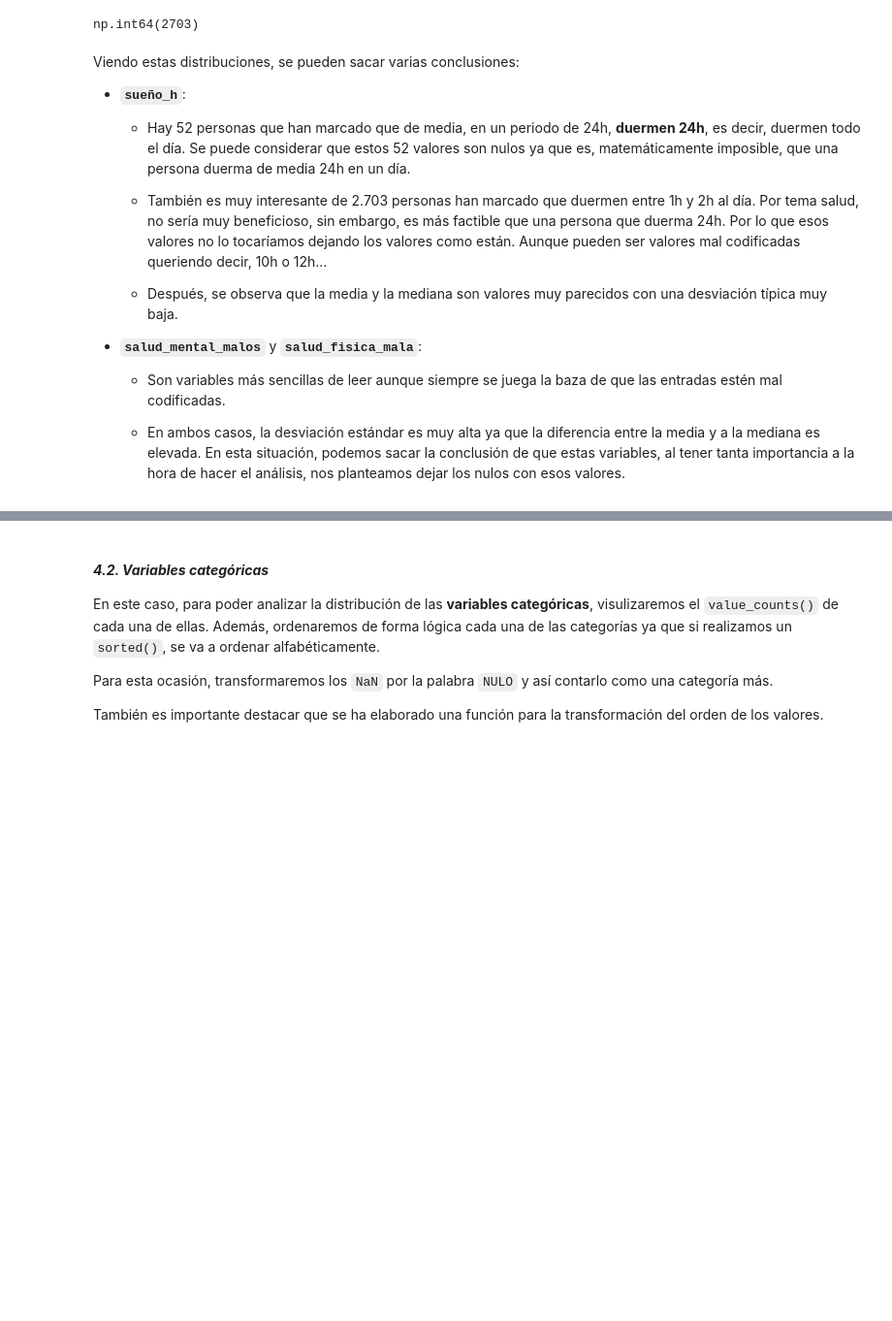
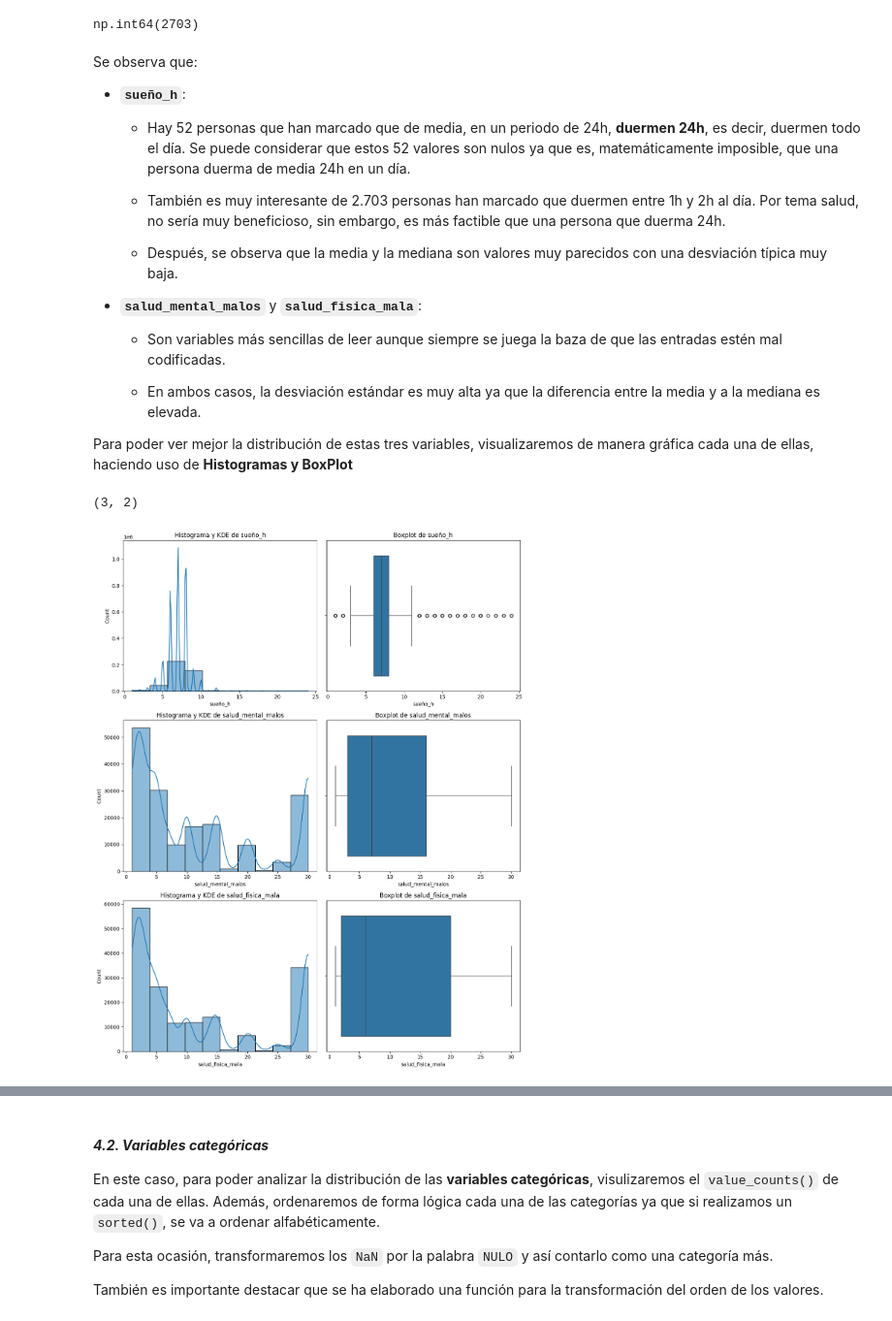
Before and after one commit to somm14/projects-evolve, a Jupyter notebook: EDA/notebooks/02_Primer_analisis_descriptivo.ipynb, the cells around one changed output, grey strips where cells are left out. Shown: that part at 97% size. Saved outputs shown, nothing was run; the diff lists cells and outputs as text; code cells hidden in the pictures; blank space fills up the shorter version.

```diff
--- a/EDA/notebooks/02_Primer_analisis_descriptivo.ipynb
+++ b/EDA/notebooks/02_Primer_analisis_descriptivo.ipynb
@@ -624,13 +287,13 @@ df_demo.loc[(df_demo['sueño_h'] == 1) | (df_demo['sueño_h'] == 2),'sueño_h'].
 # %% [output]
 np.int64(2703)
 # %% [markdown]
-Viendo estas distribuciones, se pueden sacar varias conclusiones:
+Se observa que:
 
 - **`sueño_h`**:
 
     - Hay 52 personas que han marcado que de media, en un periodo de 24h, **duermen 24h**, es decir, duermen todo el día. Se puede considerar que estos 52 valores son nulos ya que es, matemáticamente imposible, que una persona duerma de media 24h en un día.
 
-    - También es muy interesante de 2.703 personas han marcado que duermen entre 1h y 2h al día. Por tema salud, no sería muy beneficioso, sin embargo, es más factible que una persona que duerma 24h. Por lo que esos valores no lo tocaríamos dejando los valores como están. Aunque pueden ser valores mal codificadas queriendo decir, 10h o 12h...
+    - También es muy interesante de 2.703 personas han marcado que duermen entre 1h y 2h al día. Por tema salud, no sería muy beneficioso, sin embargo, es más factible que una persona que duerma 24h.
 
     - Después, se observa que la media y la mediana son valores muy parecidos con una desviación típica muy baja.
 
@@ -638,4 +301,11 @@ Viendo estas distribuciones, se pueden sacar varias conclusiones:
 
     - Son variables más sencillas de leer aunque siempre se juega la baza de que las entradas estén mal codificadas.
 
-    - En ambos casos, la desviación estándar es muy alta ya que la diferencia entre la media y a la mediana es elevada. En esta situación, podemos sacar la conclusión de que estas variables, al tener tanta importancia a la hora de hacer el análisis, nos planteamos dejar los nulos con esos valores.
+    - En ambos casos, la desviación estándar es muy alta ya que la diferencia entre la media y a la mediana es elevada.
+
+Para poder ver mejor la distribución de estas tres variables, visualizaremos de manera gráfica cada una de ellas, haciendo uso de **Histogramas y BoxPlot**
+# %%
+distribución_numericas(df_demo, cols_num, bins=10)
+# %% [output]
+(3, 2)
+[figure, added]
```
Also changed, not shown: parts of 55 cells of this notebook, 1 other file.
